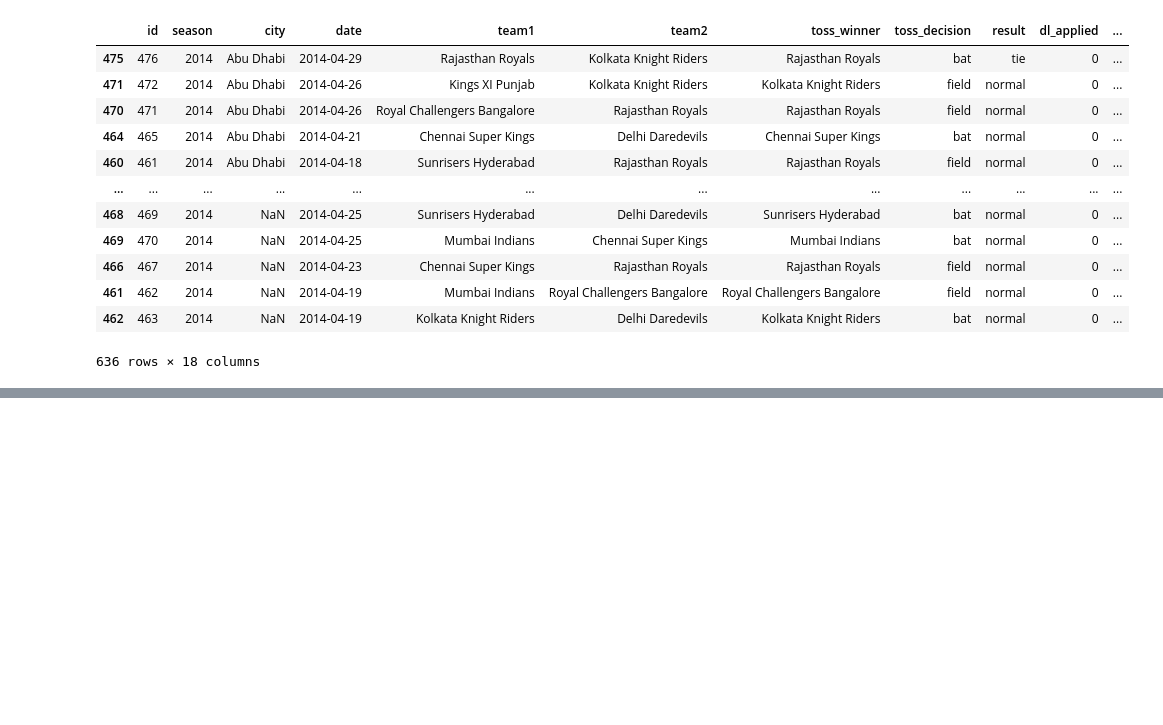
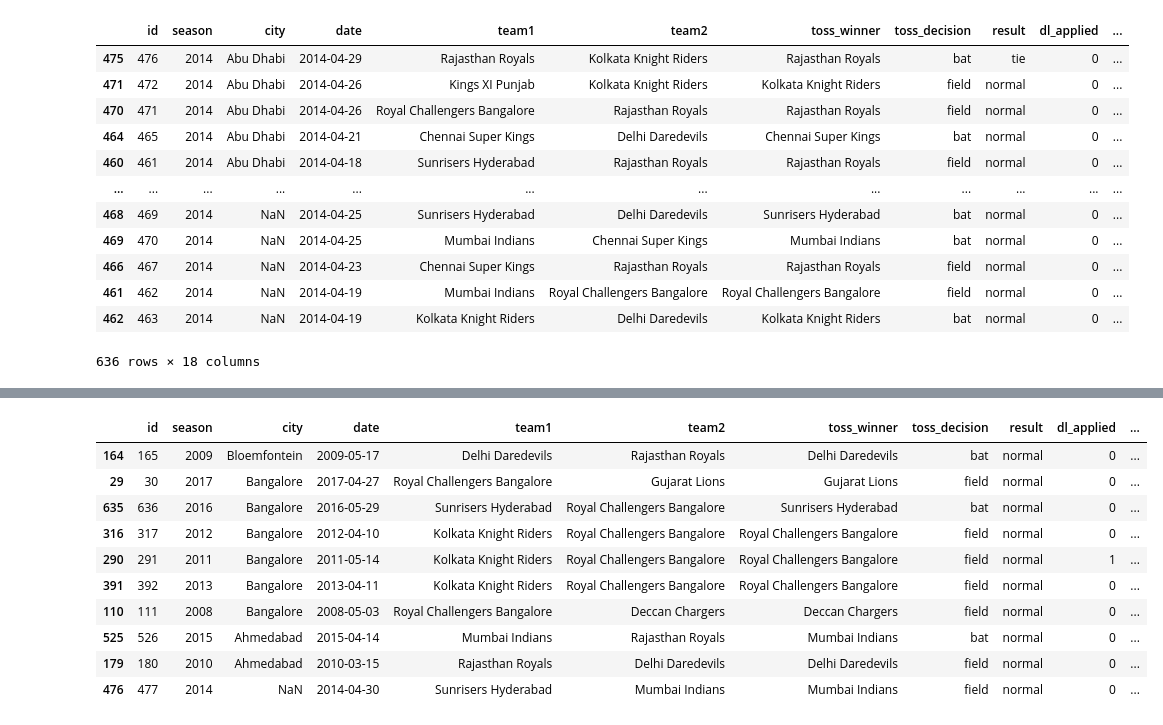
Before and after one commit to hrishavraj89/pandas, a Jupyter notebook: IPL_Analysis.ipynb, the cells around one changed output, grey strips where cells are left out. Cells and saved outputs as stored; diff of their text form; code cells hidden in the pictures; blank space fills up the shorter version.

Commit message:
Learned handling duplicates

```diff
--- a/IPL_Analysis.ipynb
+++ b/IPL_Analysis.ipynb
@@ -587,0 +605,14 @@ data.sort_values(['city', 'date'], ascending=[True, False])
+# %%
+data.drop_duplicates('season', keep='last')
+# %% [output]
+|  | id | season | city | date | team1 | team2 | toss_winner | toss_decision | result | dl_applied | ... |
+| 164 | 165 | 2009 | Bloemfontein | 2009-05-17 | Delhi Daredevils | Rajasthan Royals | Delhi Daredevils | bat | normal | 0 | ... |
+| 29 | 30 | 2017 | Bangalore | 2017-04-27 | Royal Challengers Bangalore | Gujarat Lions | Gujarat Lions | field | normal | 0 | ... |
+| 635 | 636 | 2016 | Bangalore | 2016-05-29 | Sunrisers Hyderabad | Royal Challengers Bangalore | Sunrisers Hyderabad | bat | normal | 0 | ... |
+| 316 | 317 | 2012 | Bangalore | 2012-04-10 | Kolkata Knight Riders | Royal Challengers Bangalore | Royal Challengers Bangalore | field | normal | 0 | ... |
+| 290 | 291 | 2011 | Bangalore | 2011-05-14 | Kolkata Knight Riders | Royal Challengers Bangalore | Royal Challengers Bangalore | field | normal | 1 | ... |
+| 391 | 392 | 2013 | Bangalore | 2013-04-11 | Kolkata Knight Riders | Royal Challengers Bangalore | Royal Challengers Bangalore | field | normal | 0 | ... |
+| 110 | 111 | 2008 | Bangalore | 2008-05-03 | Royal Challengers Bangalore | Deccan Chargers | Deccan Chargers | field | normal | 0 | ... |
+| 525 | 526 | 2015 | Ahmedabad | 2015-04-14 | Mumbai Indians | Rajasthan Royals | Mumbai Indians | bat | normal | 0 | ... |
+| 179 | 180 | 2010 | Ahmedabad | 2010-03-15 | Rajasthan Royals | Delhi Daredevils | Delhi Daredevils | field | normal | 0 | ... |
+| 476 | 477 | 2014 | NaN | 2014-04-30 | Sunrisers Hyderabad | Mumbai Indians | Mumbai Indians | field | normal | 0 | ... |
```
Also changed, not shown: parts of 3 cells of this notebook.
